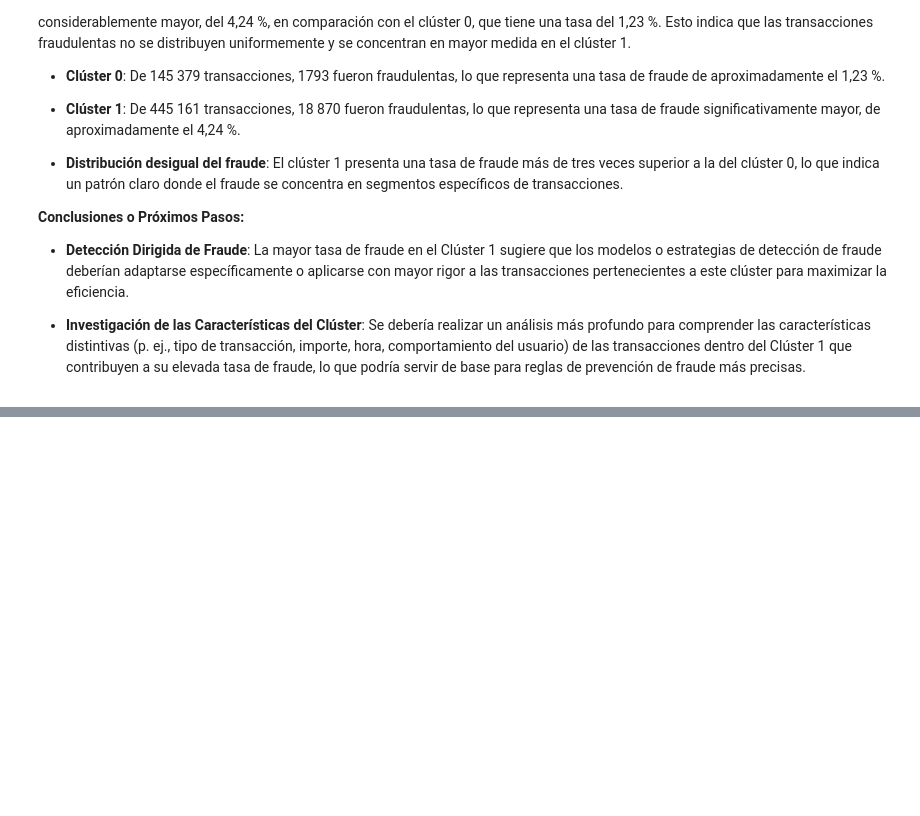
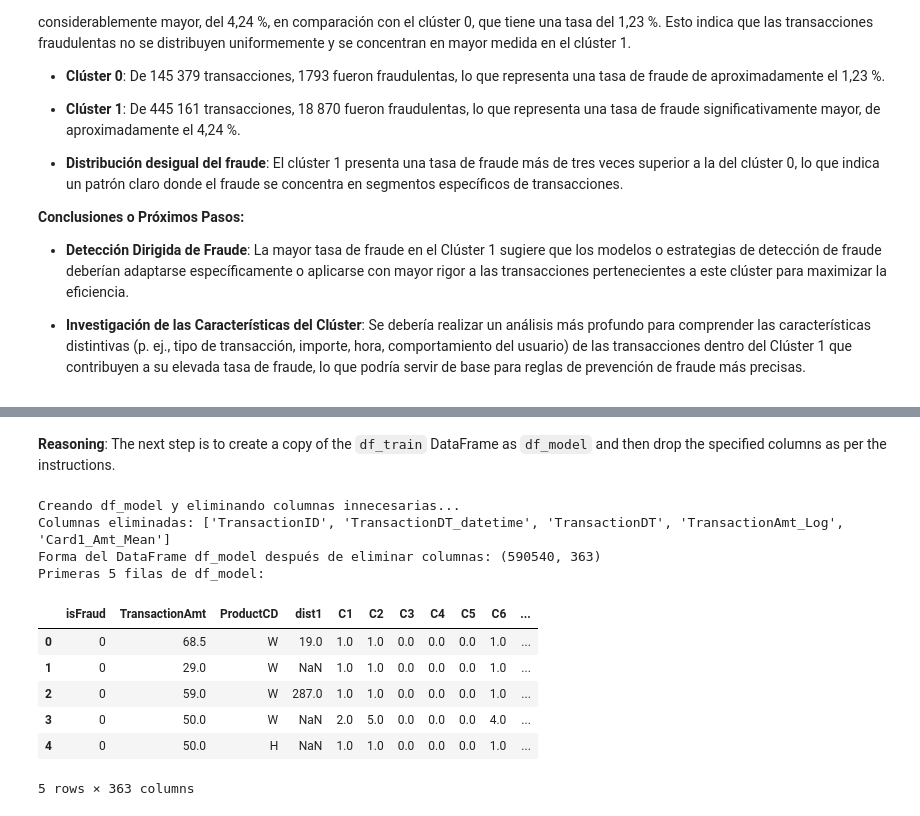
Before and after one commit to josenomberto/UTEC-CDIAV3-MCD8010, a Jupyter notebook: Proyecto02-Grupo1-jc.ipynb, the cells around one changed output, grey strips where cells are left out. Cells and saved outputs as stored; diff of their text form; code cells hidden in the pictures; blank space fills up the shorter version.

```diff
--- a/Proyecto02-Grupo1-jc.ipynb
+++ b/Proyecto02-Grupo1-jc.ipynb
@@ -864,0 +1132,31 @@ La visualización revela diferencias significativas en las tasas de fraude entre
+# %% [markdown]
+**Reasoning**:
+The next step is to create a copy of the `df_train` DataFrame as `df_model` and then drop the specified columns as per the instructions.
+# %%
+print("Creando df_model y eliminando columnas innecesarias...")
+df_model = df_train.copy()
+
+# Columnas a eliminar
+columns_to_drop = ['TransactionID', 'TransactionDT_datetime', 'TransactionDT', 'TransactionAmt_Log', 'Card1_Amt_Mean']
+
+# Filtrar solo las columnas que existen en el DataFrame
+columns_to_drop = [col for col in columns_to_drop if col in df_model.columns]
+
+df_model.drop(columns=columns_to_drop, inplace=True)
+
+print(f"Columnas eliminadas: {columns_to_drop}")
+print(f"Forma del DataFrame df_model después de eliminar columnas: {df_model.shape}")
+print("Primeras 5 filas de df_model:")
+display(df_model.head())
+# %% [output]
+Creando df_model y eliminando columnas innecesarias...
+Columnas eliminadas: ['TransactionID', 'TransactionDT_datetime', 'TransactionDT', 'TransactionAmt_Log', 'Card1_Amt_Mean']
+Forma del DataFrame df_model después de eliminar columnas: (590540, 363)
+Primeras 5 filas de df_model:
+|  | isFraud | TransactionAmt | ProductCD | dist1 | C1 | C2 | C3 | C4 | C5 | C6 | ... |
+| 0 | 0 | 68.5 | W | 19.0 | 1.0 | 1.0 | 0.0 | 0.0 | 0.0 | 1.0 | ... |
+| 1 | 0 | 29.0 | W | NaN | 1.0 | 1.0 | 0.0 | 0.0 | 0.0 | 1.0 | ... |
+| 2 | 0 | 59.0 | W | 287.0 | 1.0 | 1.0 | 0.0 | 0.0 | 0.0 | 1.0 | ... |
+| 3 | 0 | 50.0 | W | NaN | 2.0 | 5.0 | 0.0 | 0.0 | 0.0 | 4.0 | ... |
+| 4 | 0 | 50.0 | H | NaN | 1.0 | 1.0 | 0.0 | 0.0 | 0.0 | 1.0 | ... |
+5 rows × 363 columns
```
Also changed, not shown: parts of 35 cells of this notebook.
